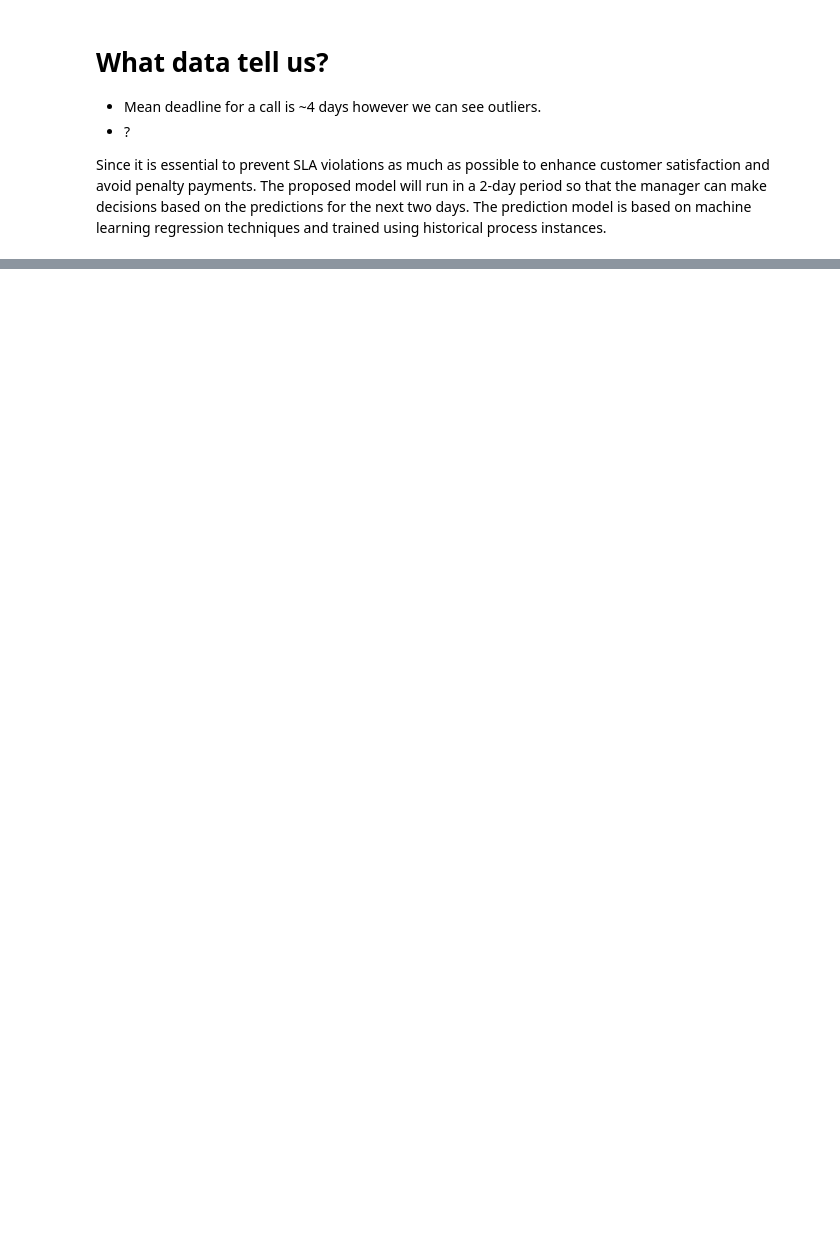
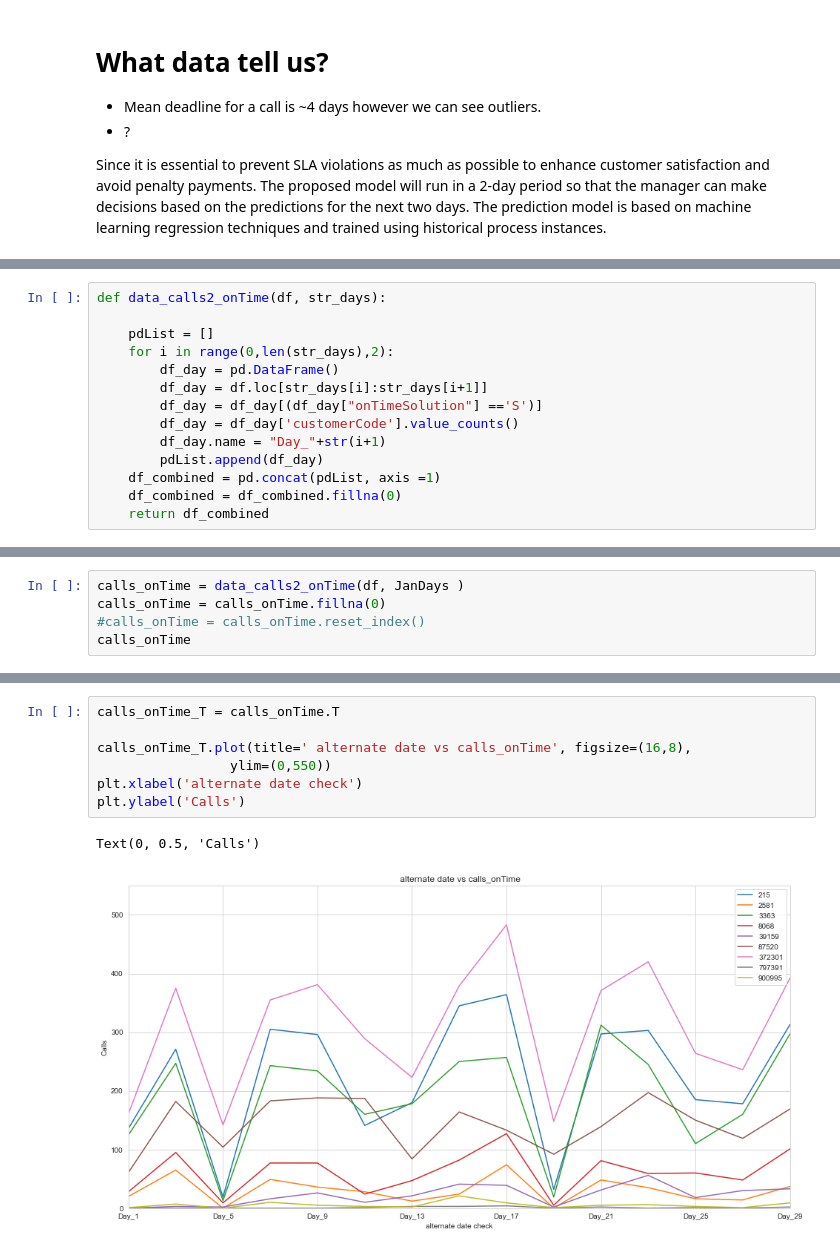
Before and after one commit to rticseto/DataScientistTest, a Jupyter notebook: SLA-Analysis.ipynb, the cells around one changed output, grey strips where cells are left out. Saved outputs shown, nothing was run; the diff lists cells and outputs as text; blank space fills up the shorter version.

```diff
--- a/SLA-Analysis.ipynb
+++ b/SLA-Analysis.ipynb
@@ -97,0 +121,14 @@ Since it is essential to prevent SLA violations as much as possible to enhance c
+# %%
+def data_calls2_onTime(df, str_days):
+
+    pdList = []
+    for i in range(0,len(str_days),2):
+        df_day = pd.DataFrame()
+        df_day = df.loc[str_days[i]:str_days[i+1]]
+        df_day = df_day[(df_day["onTimeSolution"] =='S')]
+        df_day = df_day['customerCode'].value_counts()
+        df_day.name = "Day_"+str(i+1)
+        pdList.append(df_day)
+    df_combined = pd.concat(pdList, axis =1)
+    df_combined = df_combined.fillna(0)
+    return df_combined
@@ -97,0 +177,5 @@ Since it is essential to prevent SLA violations as much as possible to enhance c
+# %%
+calls_onTime = data_calls2_onTime(df, JanDays )
+calls_onTime = calls_onTime.fillna(0)
+#calls_onTime = calls_onTime.reset_index()
+calls_onTime
@@ -97,0 +193,10 @@ Since it is essential to prevent SLA violations as much as possible to enhance c
+# %%
+calls_onTime_T = calls_onTime.T
+
+calls_onTime_T.plot(title=' alternate date vs calls_onTime', figsize=(16,8),
+                 ylim=(0,550))
+plt.xlabel('alternate date check')
+plt.ylabel('Calls')
+# %% [output]
+Text(0, 0.5, 'Calls')
+[figure, added]
```
Also changed, not shown: parts of 23 cells of this notebook.
